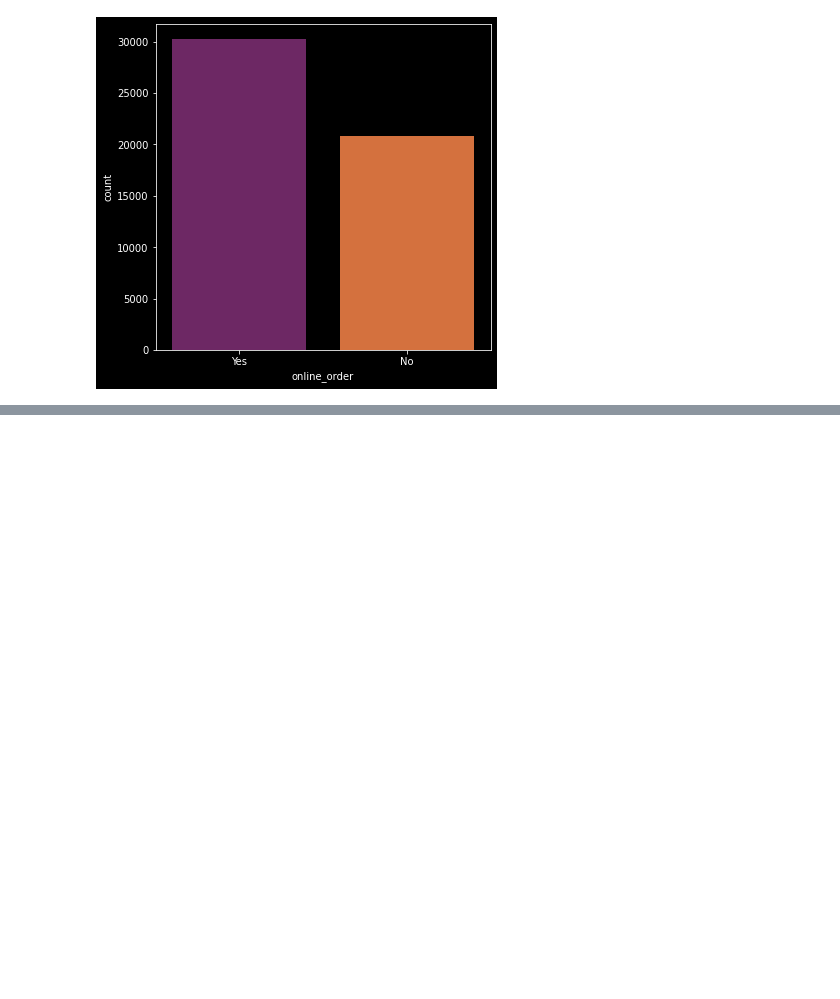
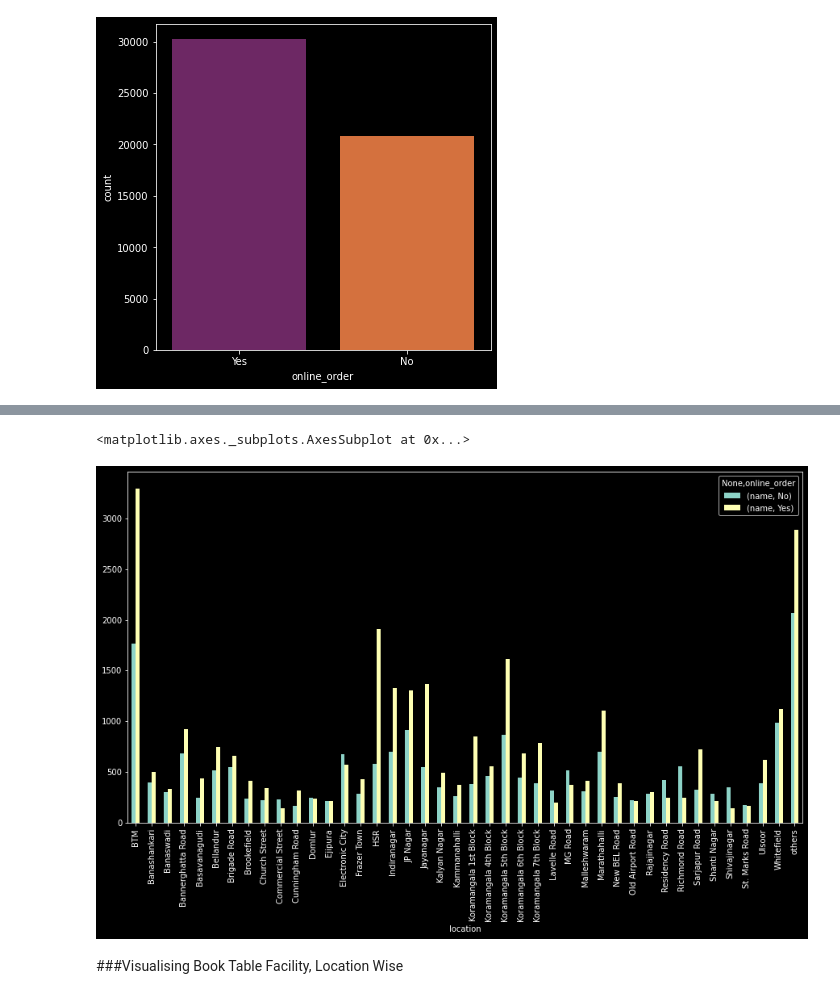
Before and after one commit to agnxsh/zomato-blr-data-analysis, a Jupyter notebook: zomato_blr_data_analysis.ipynb, the cells around one changed output, grey strips where cells are left out. Drawn from its saved outputs; the diff is of its cells as text; code cells hidden in the pictures; blank space fills up the shorter version.

```diff
--- a/zomato_blr_data_analysis.ipynb
+++ b/zomato_blr_data_analysis.ipynb
@@ -392,0 +419,6 @@ sns.countplot(df['online_order'],palette='inferno')
+# %%
+df1 = df.groupby(['location','online_order'])['name'].count()
+df1.to_csv('location_online.csv')
+df1 = pd.read_csv('location_online.csv')
+df1 = pd.pivot_table(df1, values=None, index=['location'], columns=['online_order'], fill_value=0, aggfunc=np.sum)
+df1
@@ -392,0 +445,7 @@ sns.countplot(df['online_order'],palette='inferno')
+# %%
+df1.plot(kind='bar',figsize=(15,8))
+# %% [output]
+<matplotlib.axes._subplots.AxesSubplot at 0x...>
+[figure, added]
+# %% [markdown]
+###Visualising Book Table Facility, Location Wise
```
Also changed, not shown: parts of 24 cells of this notebook.
